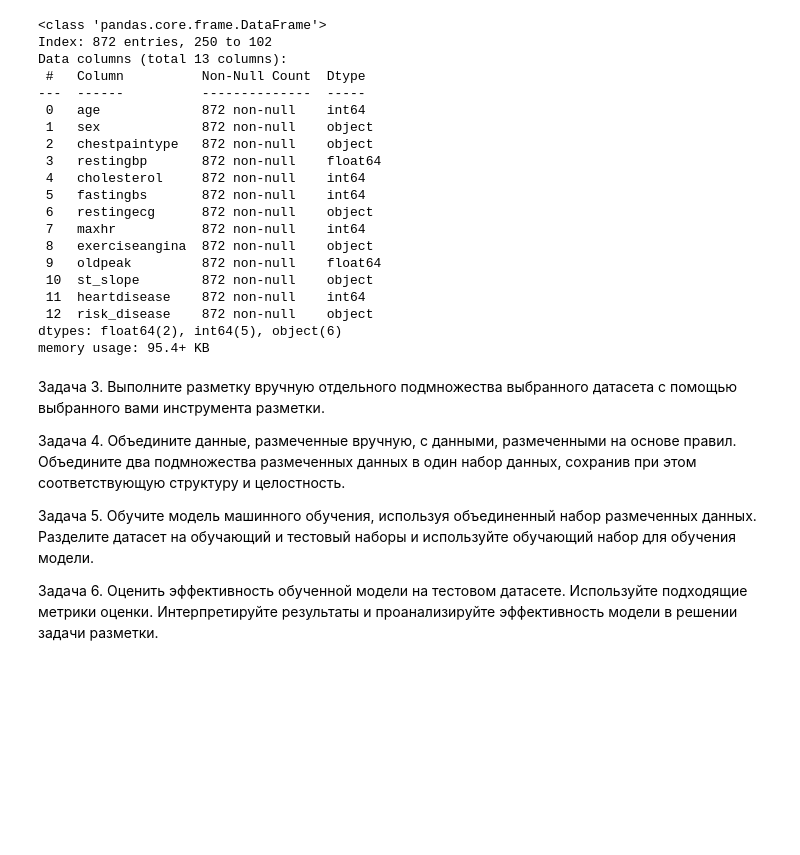
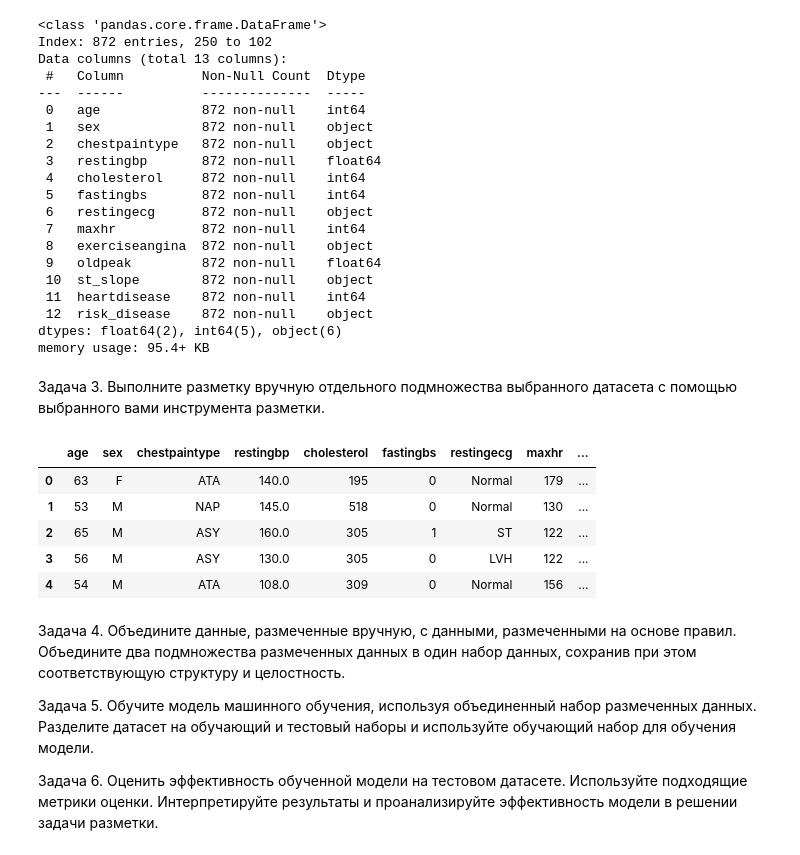
Before and after one commit to Ritorta/Data_collection_and_markup, a Jupyter notebook: Work#9/W9T1.ipynb, the cells around one changed output. Drawn from its saved outputs; the diff is of its cells as text; code cells hidden in the pictures; blank space fills up the shorter version.

```diff
--- a/Work#9/W9T1.ipynb
+++ b/Work#9/W9T1.ipynb
@@ -491,10 +491,21 @@ Data columns (total 13 columns):
  12  risk_disease    872 non-null    object
 dtypes: float64(2), int64(5), object(6)
 memory usage: 95.4+ KB
+# %% [markdown]
+Задача 3.
+Выполните разметку вручную отдельного подмножества выбранного датасета с помощью выбранного вами инструмента разметки.
+# %%
+df_manual.to_csv('df_manual.csv', index=False)
+df_ls = pd.read_csv('df_manual.csv', engine='python', encoding='utf-8')
+df_ls.head()
+# %% [output]
+|  | age | sex | chestpaintype | restingbp | cholesterol | fastingbs | restingecg | maxhr | ... |
+| 0 | 63 | F | ATA | 140.0 | 195 | 0 | Normal | 179 | ... |
+| 1 | 53 | M | NAP | 145.0 | 518 | 0 | Normal | 130 | ... |
+| 2 | 65 | M | ASY | 160.0 | 305 | 1 | ST | 122 | ... |
+| 3 | 56 | M | ASY | 130.0 | 305 | 0 | LVH | 122 | ... |
+| 4 | 54 | M | ATA | 108.0 | 309 | 0 | Normal | 156 | ... |
 # %% [markdown]
-
-Задача 3.
-Выполните разметку вручную отдельного подмножества выбранного датасета с помощью выбранного вами инструмента разметки.
 
 Задача 4.
 Объедините данные, размеченные вручную, с данными, размеченными на основе правил.
```
Also changed, not shown: 3 other files.
